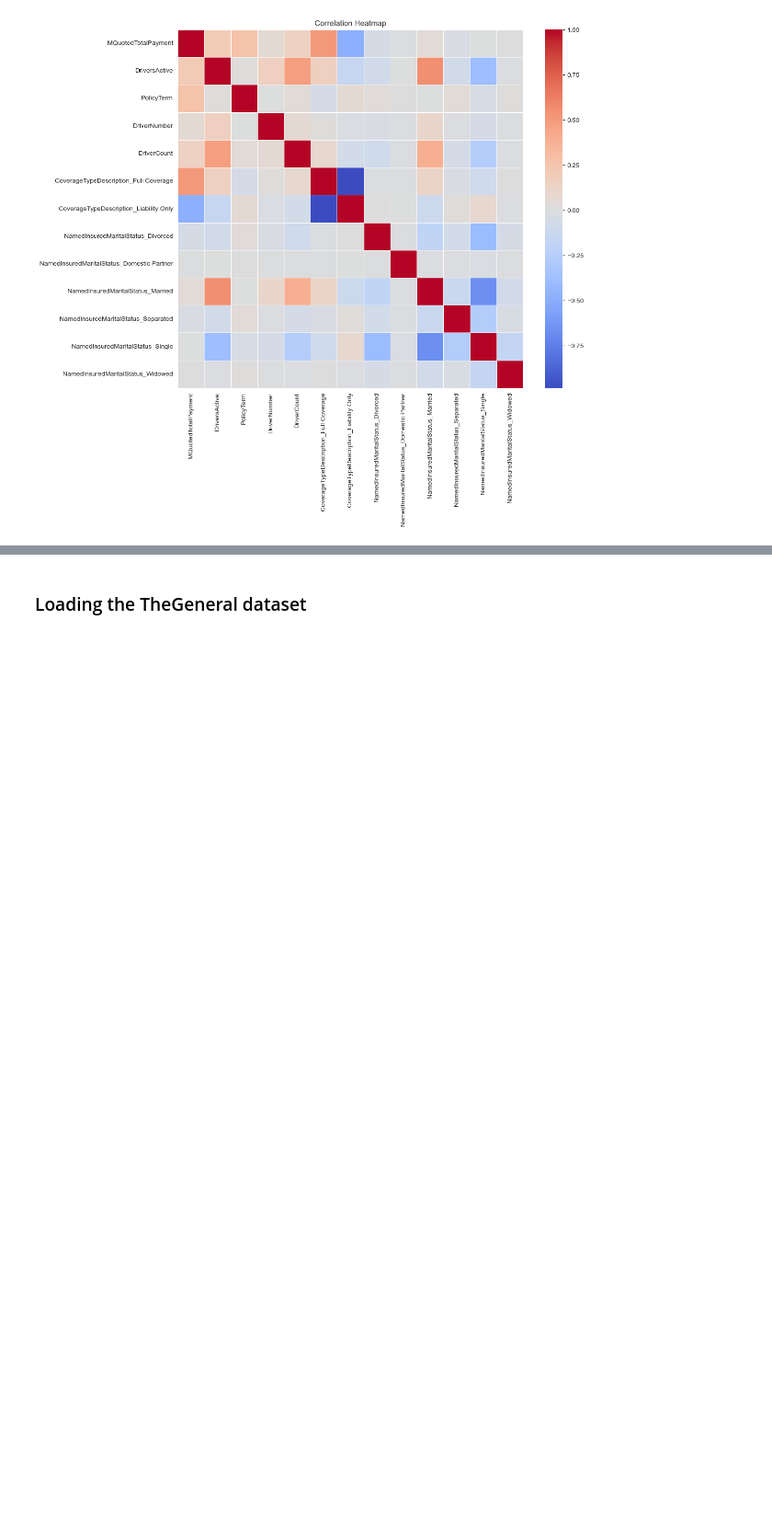
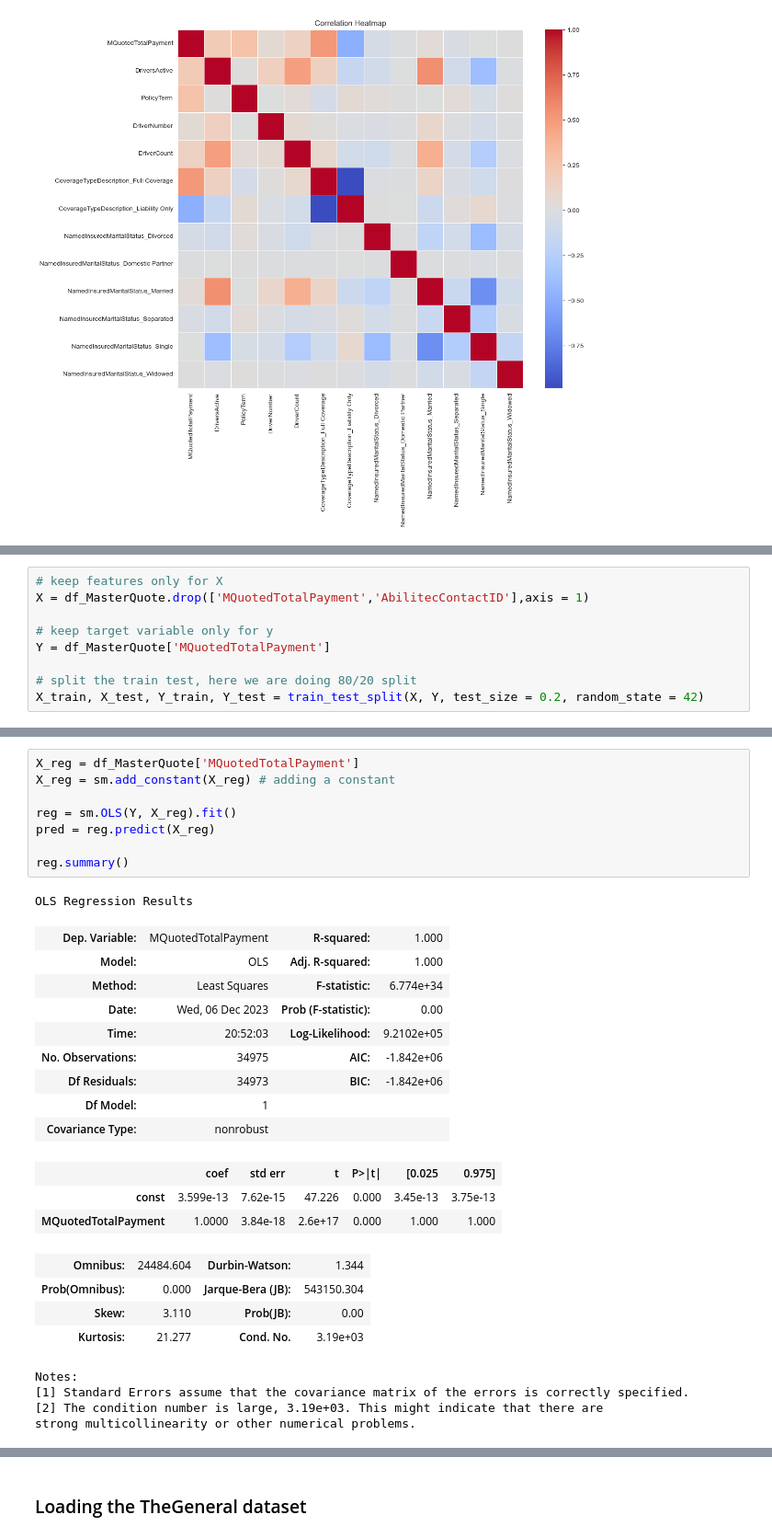
Before and after one commit to Spikes666/Final-Project-3550, a Jupyter notebook: Pr0Fin_SartinoN.ipynb, the cells around one changed output, grey strips where cells are left out. Shown at 92% size. Cells and saved outputs as stored; diff of their text form; blank space fills up the shorter version.

Commit message:
Day 3 - Linear regression started.

```diff
--- a/Pr0Fin_SartinoN.ipynb
+++ b/Pr0Fin_SartinoN.ipynb
@@ -196,0 +214,9 @@ Name: MQuotedTotalPayment, dtype: float64
+# %%
+# keep features only for X
+X = df_MasterQuote.drop(['MQuotedTotalPayment','AbilitecContactID'],axis = 1)
+
+# keep target variable only for y
+Y = df_MasterQuote['MQuotedTotalPayment']
+
+# split the train test, here we are doing 80/20 split
+X_train, X_test, Y_train, Y_test = train_test_split(X, Y, test_size = 0.2, random_state = 42)
@@ -196,0 +242,30 @@ Name: MQuotedTotalPayment, dtype: float64
+# %%
+X_reg = df_MasterQuote['MQuotedTotalPayment']
+X_reg = sm.add_constant(X_reg) # adding a constant
+
+reg = sm.OLS(Y, X_reg).fit()
+pred = reg.predict(X_reg)
+
+reg.summary()
+# %% [output]
+OLS Regression Results
+| Dep. Variable: | MQuotedTotalPayment | R-squared: | 1.000 |
+| Model: | OLS | Adj. R-squared: | 1.000 |
+| Method: | Least Squares | F-statistic: | 6.774e+34 |
+| Date: | Wed, 06 Dec 2023 | Prob (F-statistic): | 0.00 |
+| Time: | 20:52:03 | Log-Likelihood: | 9.2102e+05 |
+| No. Observations: | 34975 | AIC: | -1.842e+06 |
+| Df Residuals: | 34973 | BIC: | -1.842e+06 |
+| Df Model: | 1 |  |  |
+| Covariance Type: | nonrobust |  |  |
+|  | coef | std err | t | P>|t| | [0.025 | 0.975] |
+| const | 3.599e-13 | 7.62e-15 | 47.226 | 0.000 | 3.45e-13 | 3.75e-13 |
+| MQuotedTotalPayment | 1.0000 | 3.84e-18 | 2.6e+17 | 0.000 | 1.000 | 1.000 |
+| Omnibus: | 24484.604 | Durbin-Watson: | 1.344 |
+| Prob(Omnibus): | 0.000 | Jarque-Bera (JB): | 543150.304 |
+| Skew: | 3.110 | Prob(JB): | 0.00 |
+| Kurtosis: | 21.277 | Cond. No. | 3.19e+03 |
+Notes:
+[1] Standard Errors assume that the covariance matrix of the errors is correctly specified.
+[2] The condition number is large, 3.19e+03. This might indicate that there are
+strong multicollinearity or other numerical problems.
```
Also changed, not shown: parts of 6 cells of this notebook.
